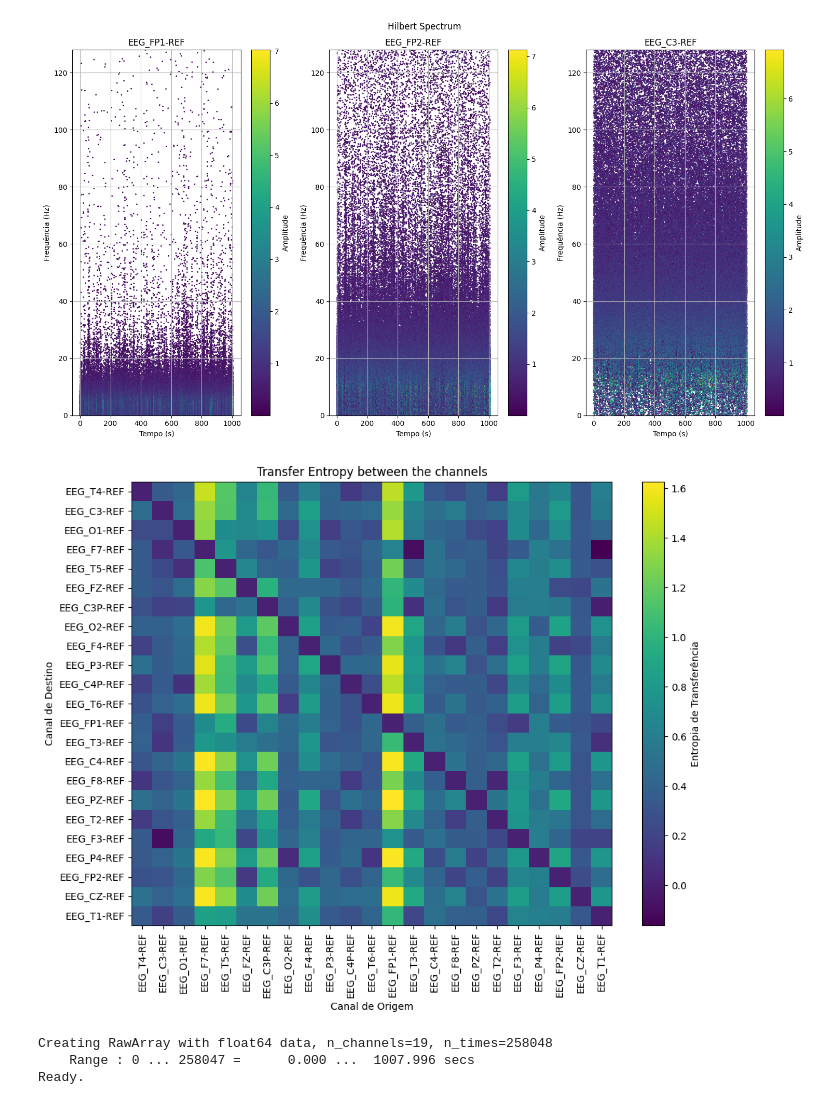
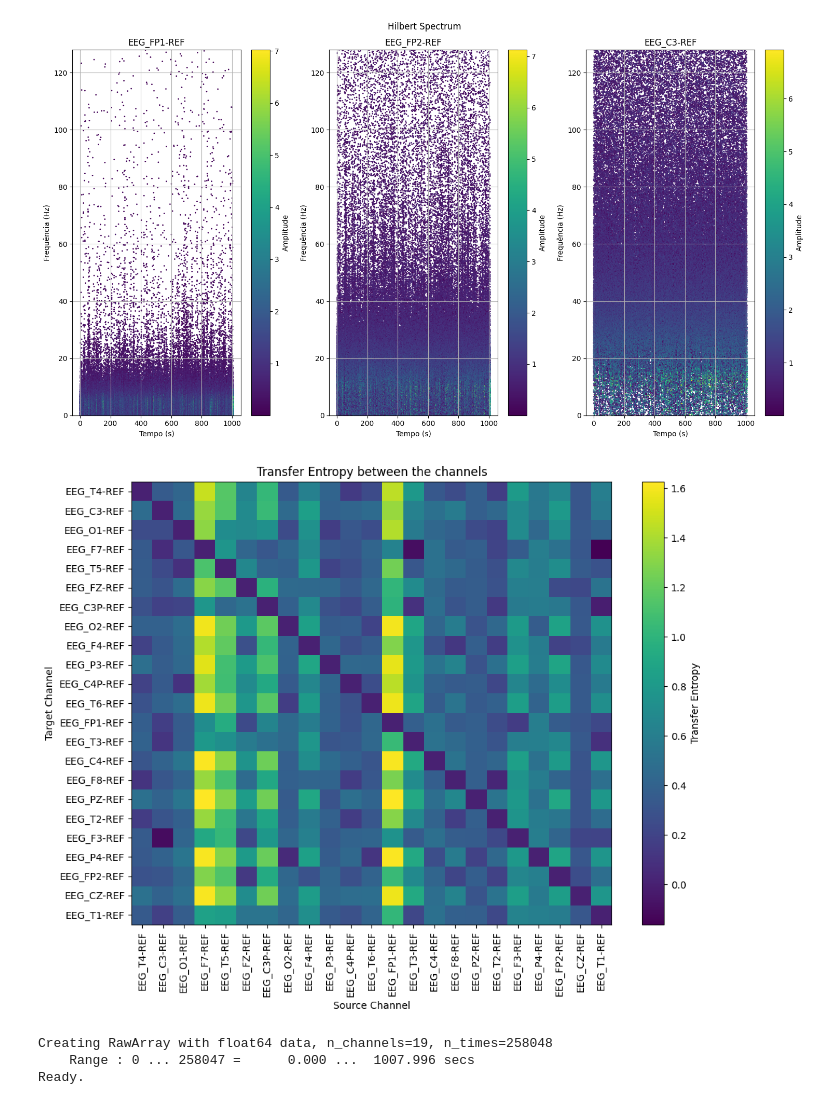
Before and after one commit to labneoc/generativediffusion, a Jupyter notebook: preprocessing.ipynb, the cells around one changed output. Saved outputs shown, nothing was run; the diff lists cells and outputs as text; code cells hidden in the pictures.

```diff
--- a/preprocessing.ipynb
+++ b/preprocessing.ipynb
@@ -238,10 +229,10 @@ for i, file in enumerate(signals_to_plot):
     plt.subplot(1, 3, i + 1)
     plt.plot(time, signal, lw=0.7)
     plt.title(file.split('/')[-1].replace('.npy', ''))
-    plt.xlabel('Tempo (s)')
+    plt.xlabel('Time (s)')
     plt.ylabel('Amplitude (uV)')
     plt.grid(True)
 plt.tight_layout()
-plt.suptitle('Domínio do Tempo', y=1.02)
+plt.suptitle('Epilepsy patient records', y=1.02)
 plt.show()
 # %% [output]
@@ -327,37 +318,37 @@ processed_dir = '/Users/analuiza/Documents/codes/templedata/00007656_s010_t000_p
 processed_files = [
     f for f in os.listdir(processed_dir) if f.endswith('.npy') and not any(exc in f for exc in excluded_channels)
 ]
 
 # Carregar sinais
 signals = []
 channel_names = []
 for file in processed_files:
     signal = np.load(os.path.join(processed_dir, file))
     signals.append(signal)
     channel_names.append(file.replace('.npy', ''))
 
 # Calcular entropia de transferência entre canais
 n_channels = len(signals)
 te_matrix = np.zeros((n_channels, n_channels))
 
 for i in range(n_channels):
     for j in range(n_channels):
         if i != j:  # Evitar diagonal principal
             te_matrix[i, j] = transfer_entropy(signals[i], signals[j])
 
 # Plotar a matriz de Entropia de Transferência
 plt.figure(figsize=(10, 8))
 plt.imshow(te_matrix, cmap='viridis', aspect='auto')
-plt.colorbar(label='Entropia de Transferência')
+plt.colorbar(label='Transfer Entropy')
 plt.xticks(ticks=np.arange(n_channels), labels=channel_names, rotation=90)
 plt.yticks(ticks=np.arange(n_channels), labels=channel_names)
 plt.title('Transfer Entropy between the channels')
-plt.xlabel('Canal de Origem')
-plt.ylabel('Canal de Destino')
+plt.xlabel('Source Channel')
+plt.ylabel('Target Channel')
 plt.tight_layout()
 plt.show()
 # %% [output]
-[figure, old version]
+[figure, new version]
 # %%
 # Localizações padrão dos canais (10-20)
 montage = mne.channels.make_standard_montage('standard_1020')
```
Also changed, not shown: parts of 17 cells of this notebook, 18 other files.
